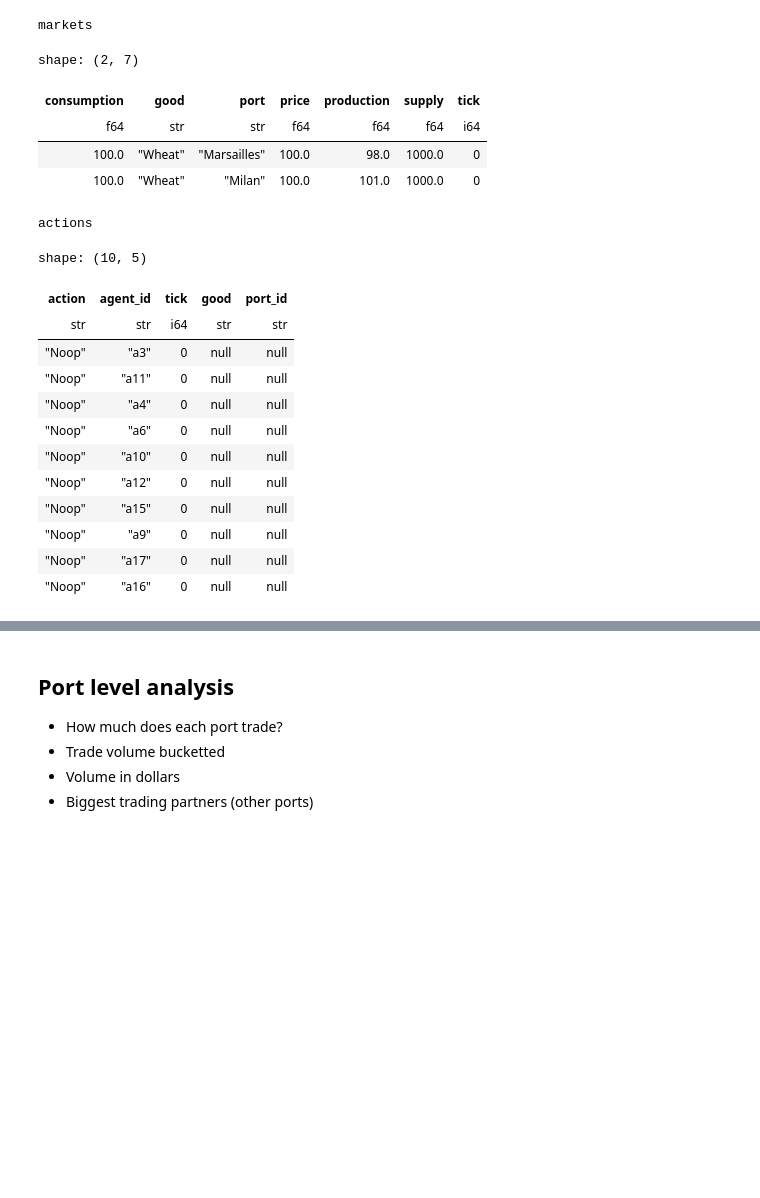
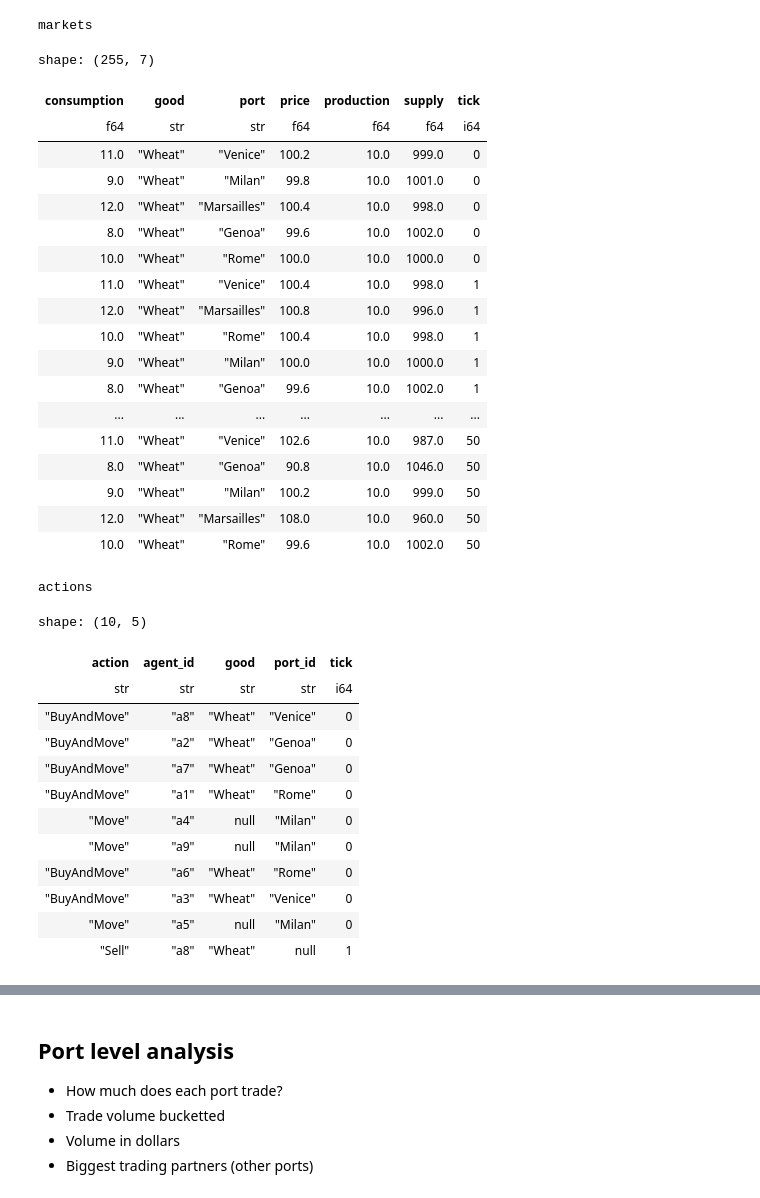
Before and after one commit to JoeHowarth/trade-sim-v2, a Jupyter notebook: simpy/notebooks/interactive.ipynb, the cells around one changed output, grey strips where cells are left out. Saved outputs shown, nothing was run; the diff lists cells and outputs as text; code cells hidden in the pictures; blank space fills up the shorter version.

Commit message:
fix exhaustive

```diff
--- a/simpy/notebooks/interactive.ipynb
+++ b/simpy/notebooks/interactive.ipynb
@@ -17,7 +32,7 @@ import input_builder as b
 import utils
 # %%
 # Agents
-agent_ids = ["a" +str(i) for i in range(1, 20)]
+agent_ids = ["a" +str(i) for i in range(1, 10)]
 
 # Goods
 wheat = "Wheat"
@@ -30,12 +45,15 @@ milan = "Milan"
 venice = "Venice"
 marsailles = "Marsailles"
 port_ids = [genoa, rome, milan, venice, marsailles]
+# port_ids = [genoa, rome]
 
 # genoa -> milan -> marsailles
 #   v         v
 # rome -> venice
 edges = [(genoa, milan), (milan, marsailles), (rome, venice), (rome, genoa), (venice, milan)]
-_market = lambda net: b._market(wheat, b._market_info(net=net))
+# edges = [(genoa, rome)]
+# _market = lambda net: b._market(wheat, b._market_info(net=net))
+_market = lambda x: b._market(wheat, b._market_info(production=10, consumption=10-x, supply=1000+x))
 
 # net balanced
 ports = [
@@ -46,10 +64,12 @@ ports = [
   b._port(marsailles, _market(-2)),
 ]
 
-_agent = lambda id, pos: b._agent(id, pos, 1000, "Greedy")
+_agent = lambda id, pos: b._agent(id, pos, 1000, "Exhaustive")
 agents = [_agent(id, port_id) for (id, port_id) in zip(agent_ids, port_ids * 20)]
 
-x = b._inputFormat( agents = agents, ports=ports, edges= edges, opts=b._opts(ticks=100))
+x = b._inputFormat( agents = agents, ports=ports, edges= edges, opts=b._opts(ticks=50))
+with open("../../input/last.json", 'w') as fp:
+  json.dump(x, fp, indent=2)
 history = simrs.run(x)
 (actions, agents, markets, events) = tabular(history)
 markets = markets.select(pl.exclude("pricer"))
@@ -66,31 +100,45 @@ shape: (2, 6)
 # %%
 print("markets")
-markets.head(2)
+markets
 # %% [output]
 markets
-shape: (2, 7)
+shape: (255, 7)
 | consumption | good | port | price | production | supply | tick |
 | f64 | str | str | f64 | f64 | f64 | i64 |
-| 100.0 | "Wheat" | "Marsailles" | 100.0 | 98.0 | 1000.0 | 0 |
-| 100.0 | "Wheat" | "Milan" | 100.0 | 101.0 | 1000.0 | 0 |
+| 11.0 | "Wheat" | "Venice" | 100.2 | 10.0 | 999.0 | 0 |
+| 9.0 | "Wheat" | "Milan" | 99.8 | 10.0 | 1001.0 | 0 |
+| 12.0 | "Wheat" | "Marsailles" | 100.4 | 10.0 | 998.0 | 0 |
+| 8.0 | "Wheat" | "Genoa" | 99.6 | 10.0 | 1002.0 | 0 |
+| 10.0 | "Wheat" | "Rome" | 100.0 | 10.0 | 1000.0 | 0 |
+| 11.0 | "Wheat" | "Venice" | 100.4 | 10.0 | 998.0 | 1 |
+| 12.0 | "Wheat" | "Marsailles" | 100.8 | 10.0 | 996.0 | 1 |
+| 10.0 | "Wheat" | "Rome" | 100.4 | 10.0 | 998.0 | 1 |
+| 9.0 | "Wheat" | "Milan" | 100.0 | 10.0 | 1000.0 | 1 |
+| 8.0 | "Wheat" | "Genoa" | 99.6 | 10.0 | 1002.0 | 1 |
+| ... | ... | ... | ... | ... | ... | ... |
+| 11.0 | "Wheat" | "Venice" | 102.6 | 10.0 | 987.0 | 50 |
+| 8.0 | "Wheat" | "Genoa" | 90.8 | 10.0 | 1046.0 | 50 |
+| 9.0 | "Wheat" | "Milan" | 100.2 | 10.0 | 999.0 | 50 |
+| 12.0 | "Wheat" | "Marsailles" | 108.0 | 10.0 | 960.0 | 50 |
+| 10.0 | "Wheat" | "Rome" | 99.6 | 10.0 | 1002.0 | 50 |
 # %%
 print("actions")
 actions.head(10)
 # %% [output]
 actions
 shape: (10, 5)
-| action | agent_id | tick | good | port_id |
-| str | str | i64 | str | str |
-| "Noop" | "a3" | 0 | null | null |
-| "Noop" | "a11" | 0 | null | null |
-| "Noop" | "a4" | 0 | null | null |
-| "Noop" | "a6" | 0 | null | null |
-| "Noop" | "a10" | 0 | null | null |
-| "Noop" | "a12" | 0 | null | null |
-| "Noop" | "a15" | 0 | null | null |
-| "Noop" | "a9" | 0 | null | null |
-| "Noop" | "a17" | 0 | null | null |
-| "Noop" | "a16" | 0 | null | null |
+| action | agent_id | good | port_id | tick |
+| str | str | str | str | i64 |
+| "BuyAndMove" | "a8" | "Wheat" | "Venice" | 0 |
+| "BuyAndMove" | "a2" | "Wheat" | "Genoa" | 0 |
+| "BuyAndMove" | "a7" | "Wheat" | "Genoa" | 0 |
+| "BuyAndMove" | "a1" | "Wheat" | "Rome" | 0 |
+| "Move" | "a4" | null | "Milan" | 0 |
+| "Move" | "a9" | null | "Milan" | 0 |
+| "BuyAndMove" | "a6" | "Wheat" | "Rome" | 0 |
+| "BuyAndMove" | "a3" | "Wheat" | "Venice" | 0 |
+| "Move" | "a5" | null | "Milan" | 0 |
+| "Sell" | "a8" | "Wheat" | null | 1 |
 # %%
 events.head(10)
 # %% [output]
```
Also changed, not shown: parts of 7 cells of this notebook, 17 other files.
